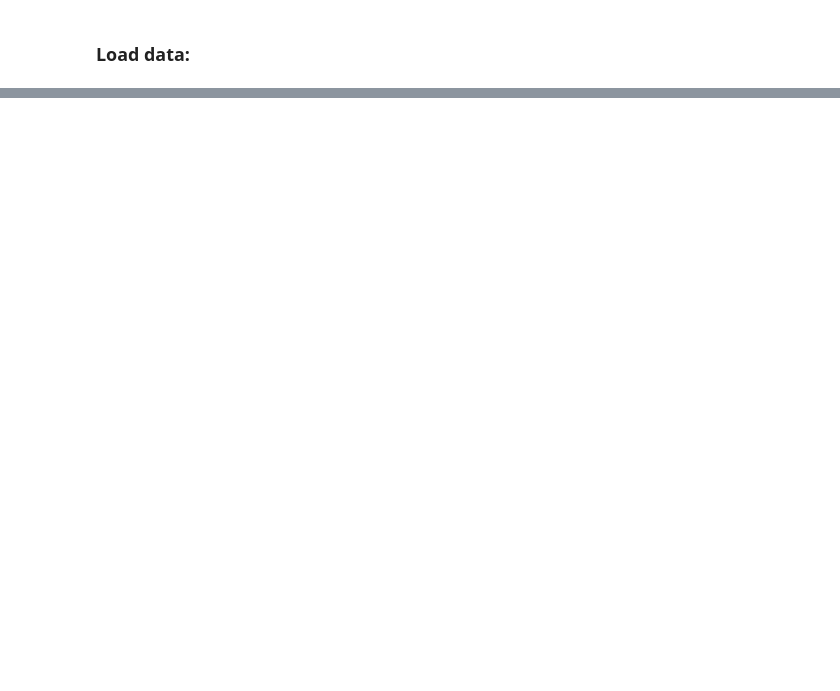
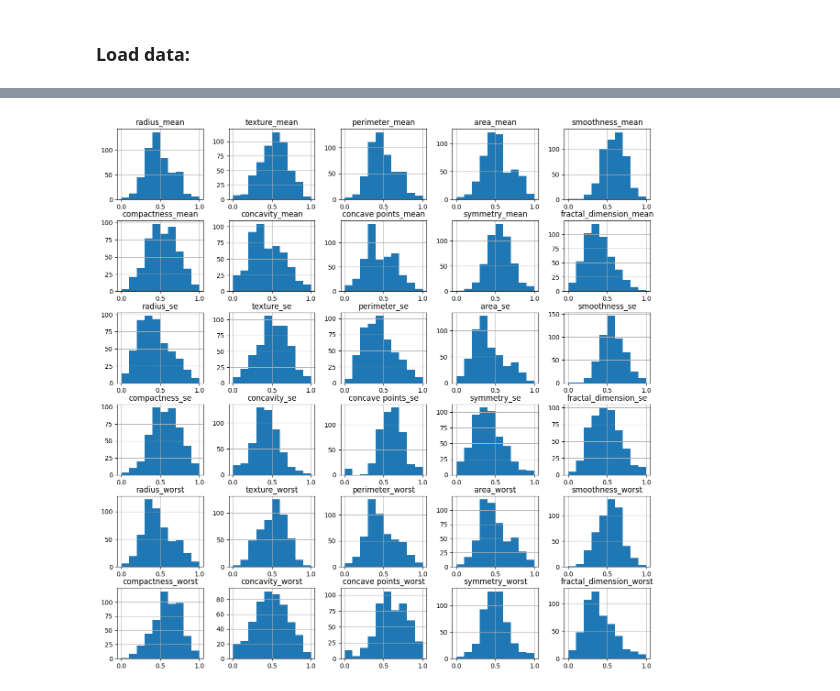
Before and after one commit to mcollpol/BreastCancerPrediction, a Jupyter notebook: research/notebooks/02-feature-engineering.ipynb, the cells around one changed output, grey strips where cells are left out. Drawn from its saved outputs; the diff is of its cells as text; code cells hidden in the pictures; blank space fills up the shorter version.

```diff
--- a/research/notebooks/02-feature-engineering.ipynb
+++ b/research/notebooks/02-feature-engineering.ipynb
@@ -189,0 +133,9 @@ df.to_csv("..\data\clean_breast_cancer.csv", index=False)
+# %%
+outliers_transformer = OutliersTransformer(
+    variables=X_train.columns.tolist(),
+    threshold=THRESHOLD,
+    limits=LIMITS
+)
+
+X_train = outliers_transformer.fit_transform(X_train)
+X_test = outliers_transformer.fit_transform(X_test)
@@ -189,0 +157,7 @@ df.to_csv("..\data\clean_breast_cancer.csv", index=False)
+# %%
+square_root_transformer = SquareRootTransformer(
+    variables=SQUARE_ROOT_VARS
+)
+
+X_train = square_root_transformer.fit_transform(X_train)
+X_test = square_root_transformer.transform(X_test)
@@ -189,0 +177,7 @@ df.to_csv("..\data\clean_breast_cancer.csv", index=False)
+# %%
+log_transformer = LogTransformer(
+    variables=LOG_TRANSFORM_VARS
+)
+
+X_train = log_transformer.fit_transform(X_train)
+X_test = log_transformer.transform(X_test)
@@ -189,0 +197,14 @@ df.to_csv("..\data\clean_breast_cancer.csv", index=False)
+# %%
+# Scaling data to 0-1 range.
+
+scaler = MinMaxScaler(feature_range=(0, 1))
+scaler.fit(X_train)
+
+X_train = pd.DataFrame(
+    scaler.transform(X_train),
+    columns=X_train.columns
+)
+X_test = pd.DataFrame(
+    scaler.transform(X_test),
+    columns=X_test.columns
+)
@@ -189,0 +256,5 @@ df.to_csv("..\data\clean_breast_cancer.csv", index=False)
+# %%
+X_train.hist(figsize=(15,15))
+plt.show()
+# %% [output]
+[figure, added]
```
Also changed, not shown: parts of 53 cells of this notebook, 3 other files.
